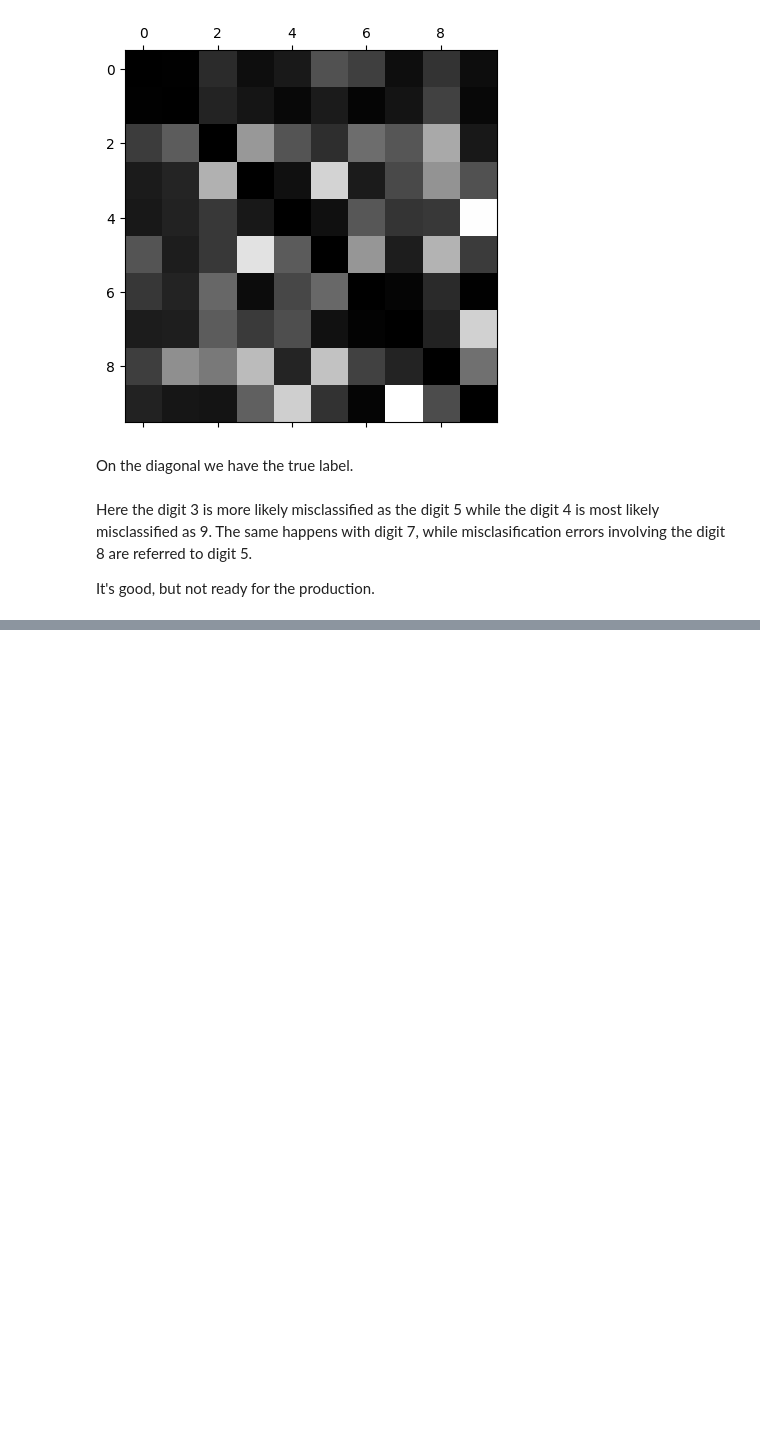
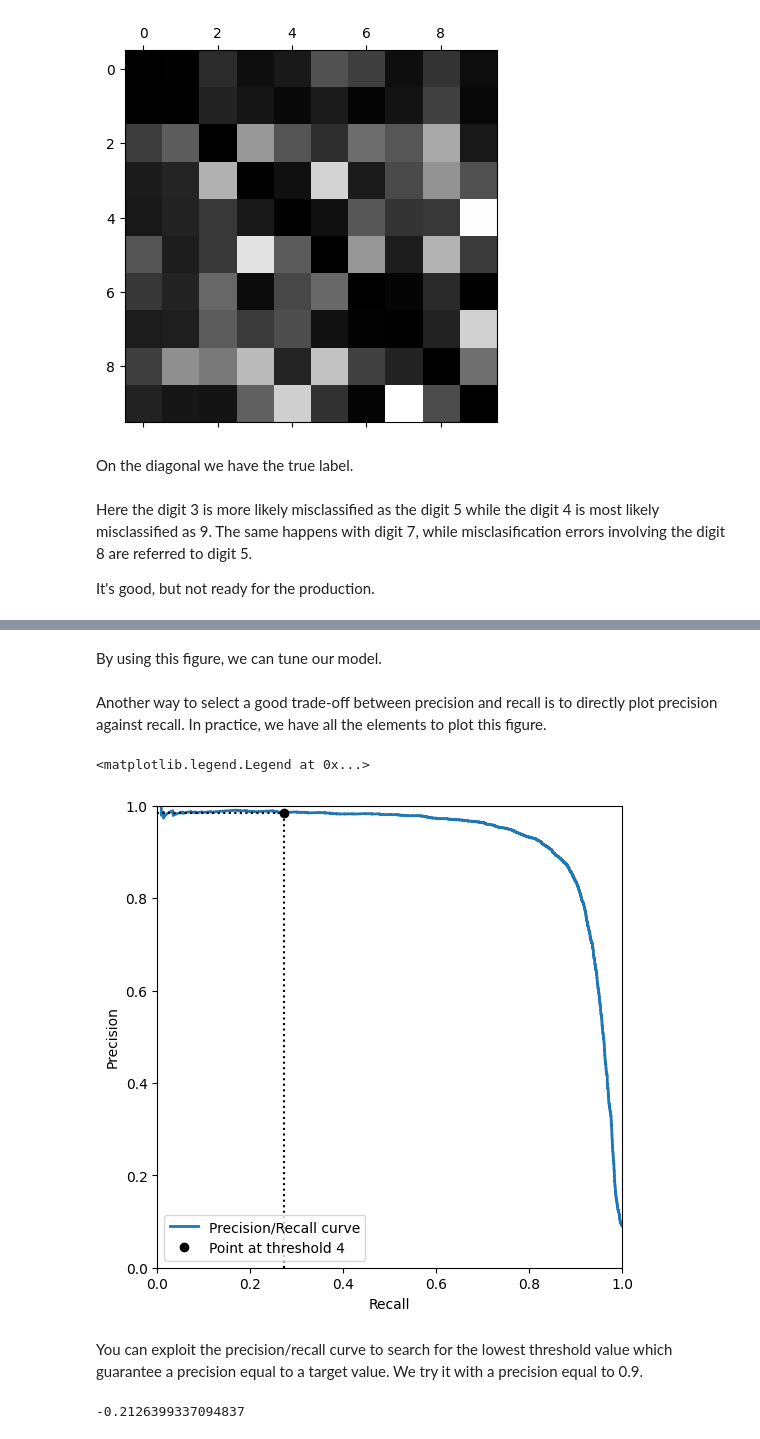
Before and after one commit to SandytheTraveller/ML-course-Labs, a Jupyter notebook: lecture_7.ipynb, the cells around one changed output, grey strips where cells are left out. Cells and saved outputs as stored; diff of their text form; code cells hidden in the pictures; blank space fills up the shorter version.

```diff
--- a/lecture_7.ipynb
+++ b/lecture_7.ipynb
@@ -166,0 +252,29 @@ It's good, but not ready for the production.
+# %% [markdown]
+By using this figure, we can tune our model.
+# %% [markdown]
+Another way to select a good trade-off between precision and recall is to directly plot precision against recall.
+In practice, we have all the elements to plot this figure.
+# %%
+fig = plt.figure(figsize=(6, 6))
+ax = fig.add_subplot()
+ax.plot(recalls, precisions, lw=2, label='Precision/Recall curve')
+
+# print the precision, recall point corresponding to the threshold we selected
+ax.plot([recalls[idx], recalls[idx]], [0., precisions[idx]], "k:")
+ax.plot([0.0, recalls[idx]], [precisions[idx], precisions[idx]], "k:")
+ax.plot([recalls[idx]], [precisions[idx]], "ko", label=f"Point at threshold {threshold}")
+
+ax.set_xlabel("Recall")
+ax.set_ylabel("Precision")
+ax.axis([0, 1, 0, 1])
+ax.legend(loc='lower left')
+# %% [output]
+<matplotlib.legend.Legend at 0x...>
+[figure, added]
+# %% [markdown]
+You can exploit the precision/recall curve to search for the lowest threshold value which guarantee a precision equal to a target value. We try it with a precision equal to 0.9.
+# %%
+threshold_for_90_precision = thresholds[(precisions >= 0.90).argmax()]
+threshold_for_90_precision
+# %% [output]
+-0.2126399337094837
```
Also changed, not shown: parts of 28 cells of this notebook.
